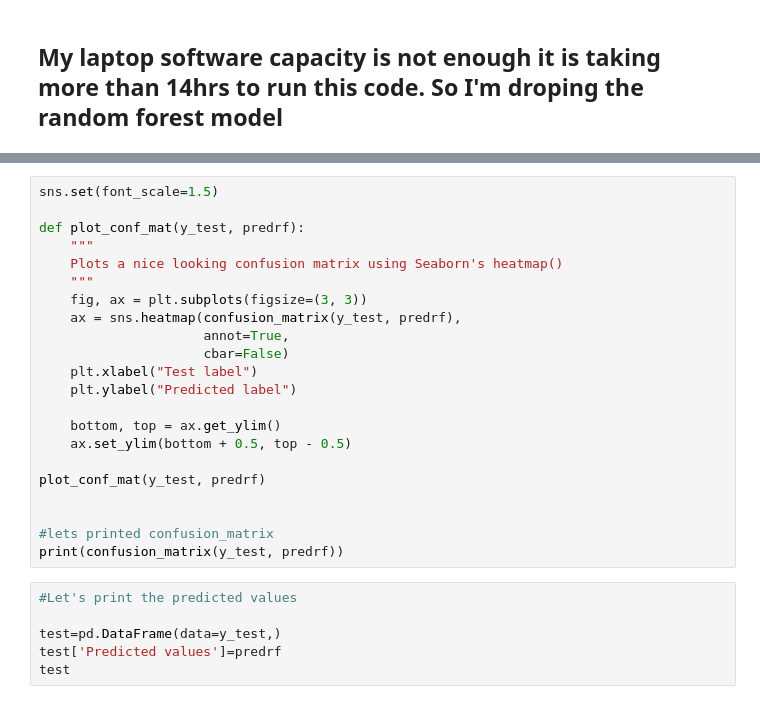
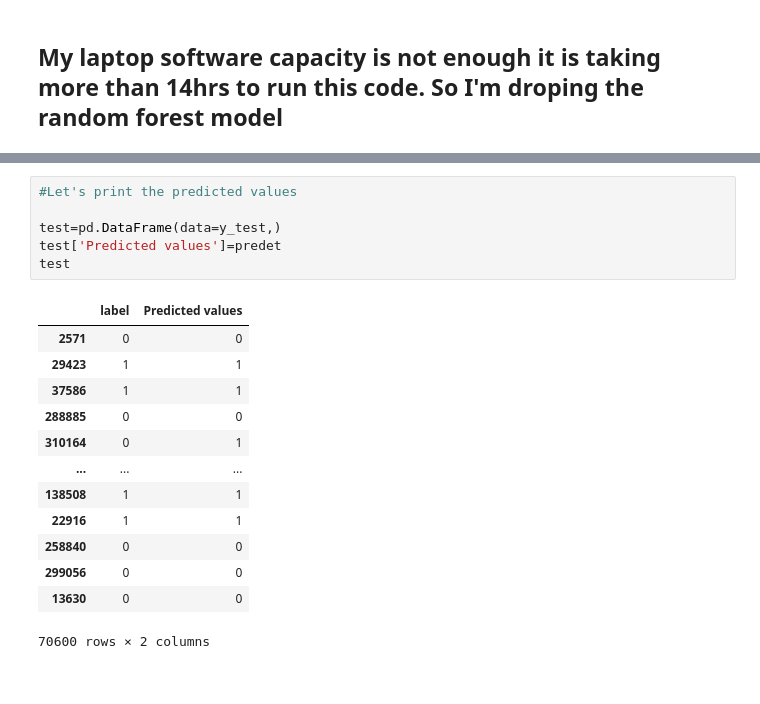
Before and after one commit to shubhamsahu3477/FlipRobo-Micro-Credit-Loan-Defaulter, a Jupyter notebook: FR - Micro Credit Defaulter Project.ipynb, the cells around one changed output, grey strips where cells are left out. Saved outputs shown, nothing was run; the diff lists cells and outputs as text.

```diff
--- a/FR - Micro Credit Defaulter Project.ipynb
+++ b/FR - Micro Credit Defaulter Project.ipynb
@@ -1000,31 +1021,23 @@ print('roc_auc_score = ',roc_auc_score(y_test, y_probs))
-# %%
-sns.set(font_scale=1.5)
-
-def plot_conf_mat(y_test, predrf):
-    """
-    Plots a nice looking confusion matrix using Seaborn's heatmap()
-    """
-    fig, ax = plt.subplots(figsize=(3, 3))
-    ax = sns.heatmap(confusion_matrix(y_test, predrf),
-                     annot=True,
-                     cbar=False)
-    plt.xlabel("Test label")
-    plt.ylabel("Predicted label")
-
-    bottom, top = ax.get_ylim()
-    ax.set_ylim(bottom + 0.5, top - 0.5)
-
-plot_conf_mat(y_test, predrf)
-
-
-#lets printed confusion_matrix
-print(confusion_matrix(y_test, predrf))
 # %%
 #Let's print the predicted values
 
 test=pd.DataFrame(data=y_test,)
-test['Predicted values']=predrf
+test['Predicted values']=predet
 test
+# %% [output]
+|  | label | Predicted values |
+| 2571 | 0 | 0 |
+| 29423 | 1 | 1 |
+| 37586 | 1 | 1 |
+| 288885 | 0 | 0 |
+| 310164 | 0 | 1 |
+| ... | ... | ... |
+| 138508 | 1 | 1 |
+| 22916 | 1 | 1 |
+| 258840 | 0 | 0 |
+| 299056 | 0 | 0 |
+| 13630 | 0 | 0 |
+70600 rows × 2 columns
 # %%
 #Let's Save the Predicted values in csv file
 
```
Also changed, not shown: parts of 32 cells of this notebook.
